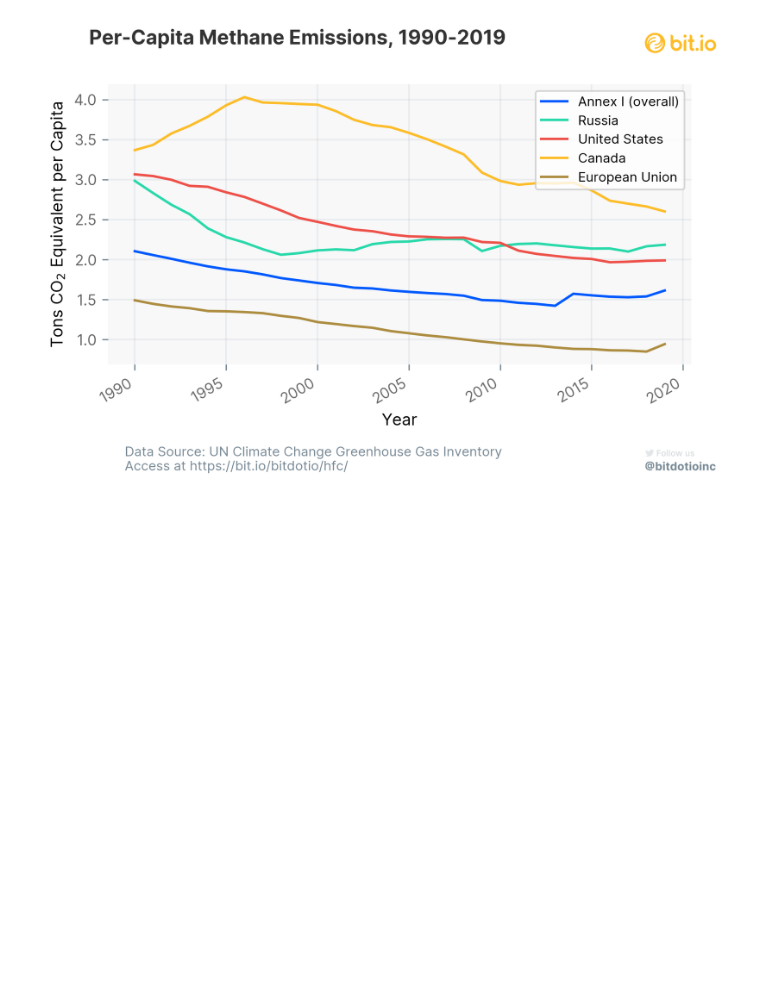
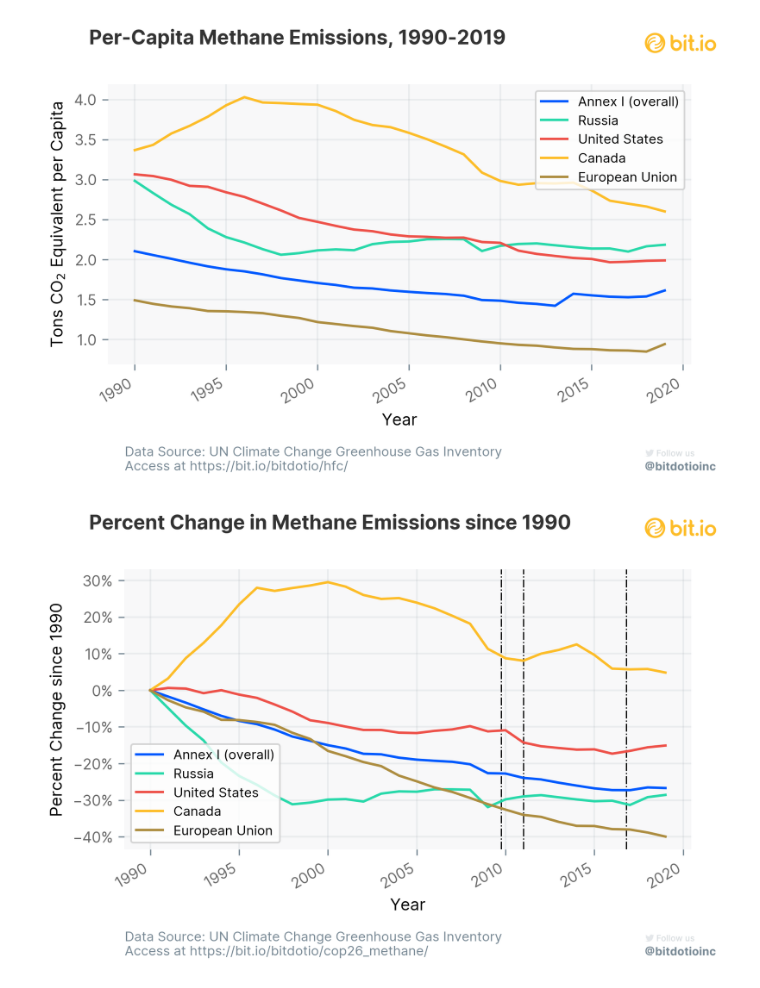
Before and after one commit to dliden-bitdotio/cop_methane, a Jupyter notebook: notebooks/methane_analysis.ipynb, the cells around one changed output. Saved outputs shown, nothing was run; the diff lists cells and outputs as text; code cells hidden in the pictures; blank space fills up the shorter version.

```diff
--- a/notebooks/methane_analysis.ipynb
+++ b/notebooks/methane_analysis.ipynb
@@ -423,3 +425,83 @@ plt.savefig("../figures/per_cap_methane.png")
 plt.show()
 # %% [output]
 [figure]
+# %%
+fig, ax = plt.subplots(figsize=(6,4), dpi=300)
+
+ax.axvline(2016.8, c="black", ls="-.", lw=0.75)
+ax.axvline(2010.999, c="black", ls="-.", lw=0.75)
+ax.axvline(2009.75, c="black", ls="-.", lw=0.75)
+
+ax.plot("year", "pct_change", data=ic.loc[ic["party"]=="Annex I",:], c=BLUE, label = "Annex I (overall)")
+ax.plot("year", "pct_change", data=ic.loc[ic["party"]=="Russian Federation",:], c=GREEN, label="Russia")
+ax.plot("year", "pct_change", data=ic.loc[ic["party"]=="United States of America",:], c=RED, label="United States")
+ax.plot("year", "pct_change", data=ic.loc[ic["party"]=="Canada",:], c=GOLD, label="Canada")
+ax.plot("year", "pct_change", data=ic.loc[ic["party"]=="EU",:], c=METAL_SUN, label="European Union")
+
+# X axis
+ax.set_xlabel("Year")
+ax.tick_params(axis='x', which='major', labelsize=9)
+#loc = mpl.dates.YearLocator(2)
+#ax.xaxis.set_major_locator(loc)
+#ax.xaxis.set_major_formatter(mpl.dates.DateFormatter("%Y"))
+ax.locator_params(axis='x', nbins=12)
+
+ax.grid(b=True, color=GREY, alpha=0.1, linewidth=1)
+ax.grid(b=True, axis="y", color=GREY, alpha=0.1, linewidth=1)
+#ax.get_xaxis().set_major_formatter(
+#    mpl.ticker.FuncFormatter(lambda x, p: format(int(x), ',')))
+plt.xticks(size=9, alpha=0.6)
+fig.autofmt_xdate()
+
+ax.patch.set_facecolor(GREY)
+ax.patch.set_alpha(0.05)
+
+# Y Axis
+ax.set_ylabel("Percent Change since 1990")
+ax.tick_params(axis='y', which='major', labelsize=9)
+ax.get_yaxis().set_major_formatter(
+    mpl.ticker.PercentFormatter(xmax=1))
+plt.yticks(size=9, alpha=0.6)
+#ax.set_ylim(0,510)
+
+ax.legend(title=None, prop={"family":"inter", "size":8})
+
+
+# Formatting
+img = Image.open('/Users/danielliden/Downloads/logo.png')
+img2 = Image.open('/Users/danielliden/Downloads/twitter.png')
+
+
+for spine in ['top', 'right', 'left', 'bottom']:
+    ax.spines[spine].set_visible(False)
+ax.tick_params(which='both', bottom=True, left=True, color=GREY)
+
+
+fig.tight_layout(rect=[0.02,0.1,0.97,0.9])
+
+fig.text(0.15, 0.05, "Data Source: UN Climate Change Greenhouse Gas Inventory\nAccess at https://bit.io/bitdotio/cop26_methane/", ha='left',
+        fontdict={"family":"Inter", "size":8, "color":GREY})
+
+fig.suptitle("Percent Change in Methane Emissions since 1990", x=0.1, y=0.98,
+             fontweight="bold", ha="left", fontdict={"family":"Inter", "size":8, "color":"black", "alpha":0.8})
+
+# Fonts
+mpl.rcParams['font.family'] = 'Inter'
+
+# logos
+logo = plt.axes([0.88,0.9, 0.1, 0.1], frameon=True)
+logo.imshow(img)
+logo.axis('off')
+logo.patch.set_facecolor("white")
+
+twt = plt.axes([0.88,0.02, 0.1, 0.1], frameon=True)
+twt.imshow(img2)
+twt.axis('off')
+fig.patch.set_facecolor("white")
+if not Path("../figures/").exists():
+   Path("../figures/").mkdir()
+plt.savefig("../figures/methane_pct_change.png")
+
+plt.show()
+# %% [output]
+[figure, added]
```
Also changed, not shown: parts of 3 cells of this notebook.
